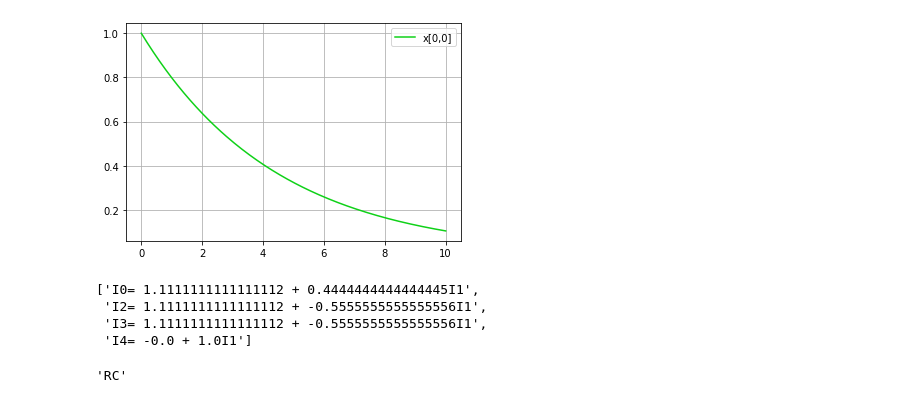
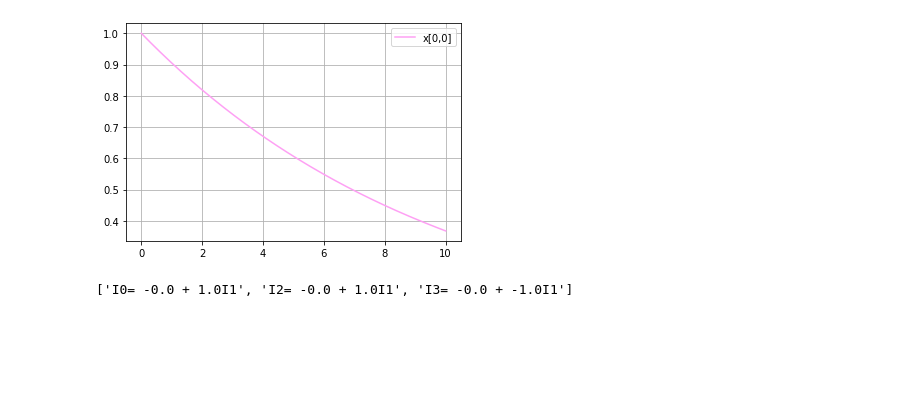
Before and after one commit to Mehrdadghassabi/Gracc, a Jupyter notebook: BCSThesis/Source/GRacC.ipynb, the cells around one changed output. Saved outputs shown, nothing was run; the diff lists cells and outputs as text; code cells hidden in the pictures; blank space fills up the shorter version.

```diff
--- a/BCSThesis/Source/GRacC.ipynb
+++ b/BCSThesis/Source/GRacC.ipynb
@@ -203,7 +203,7 @@ def find_kg_edges_weights(kg):
            break
     return linalg.solve(A, B)
 # %%
-def find_kg_edges_weights_RC(kg):
+def find_kg_edges_weights_RC_and_RL(kg):
     kgmst = nx.minimum_spanning_tree(kg)
     kgmstam = nx.to_numpy_array(kgmst).astype(int)
     kgam = nx.to_numpy_array(kg).astype(int)
@@ -220,6 +220,8 @@ def find_kg_edges_weights_RC(kg):
     variable_weight_cycle = []
     variable_weight_cycle_index = []
 
+    circtyp = circuit_type(kg)
+
     i = 0
     for cycle in fcl :
         volsum = 0
@@ -230,9 +232,11 @@ def find_kg_edges_weights_RC(kg):
             dst = edge[1]
             sugdir = kg.get_edge_data(org,dst)['suggested_dir']
             cap = kg.get_edge_data(org,dst)['capacitor']
+            sel = kg.get_edge_data(org,dst)['self']
+            capsel = cap if circtyp == 'RC' else sel
             istrt = sugdir_is_same_with_given_dir(org,dst,sugdir)
             t =  (org,dst) if (istrt) else (dst,org)
-            if cap == 0 :
+            if capsel == 0 :
                   if not t in const_weight_edge:
                      const_weight_edge.append(t)
             else :
@@ -311,18 +315,20 @@ def find_kg_edges_weights_RC(kg):
         j = 0
         for edge in loop :
             cap = kg.get_edge_data(edge[0],edge[1])['capacitor']
+            sel = kg.get_edge_data(org,dst)['self']
             index = get_edge_index(kg,edge[0],edge[1])
             caprsnt = not cap == 0
-            if caprsnt :
+            slprsnt = not sel == 0
+            slcaprsnt = caprsnt if circtyp == 'RC' else slprsnt
+            if slcaprsnt :
                dic[j] = index
-               cof = - 1 / cap
+               cof = - 1 / cap if circtyp == 'RC' else -sel
                A[i][j] = cof
                j = j + 1
         i = i + 1
     for loop in d :
         i = 0
         for edge in loop :
-            cap = kg.get_edge_data(edge[0],edge[1])['capacitor']
             res = kg.get_edge_data(edge[0],edge[1])['resistor']
             index = get_edge_index(kg,edge[0],edge[1])
             resprsnt = not res == 0
@@ -340,7 +346,13 @@ def find_kg_edges_weights_RC(kg):
                count = count + 1
 
             i = i + 1
-    return linalg.solve(A, B),ans
+    if circtyp == 'RC':
+       return np.linalg.inv(linalg.solve(A, B)),ans
+    elif circtyp == 'RL':
+       return linalg.solve(A, B),ans
+    else :
+       # should not get here
+       return None
 # %%
 def round_kg_edges_weights(edw):
     i = 0
@@ -448,19 +460,15 @@ def find_other_edge_weight(l,ans):
 
     return wt
 # %%
-kg3 = circuit_parser('circuit3.txt')
-X,answ = find_kg_edges_weights_RC(kg3)
+kg3 = circuit_parser('circuit5.txt')
+X,answ = find_kg_edges_weights_RC_and_RL(kg3)
 l = find_variable_edge_index(answ)
-X = np.linalg.inv(X)
 Y = [[1]]
 solve_matrix_eq(X,Y)
 find_other_edge_weight(l,answ)
 # %% [output]
-[figure, old version]
+[figure, new version]
-['I0= 1.1111111111111112 + 0.4444444444444445I1',
- 'I2= 1.1111111111111112 + -0.5555555555555556I1',
- 'I3= 1.1111111111111112 + -0.5555555555555556I1',
- 'I4= -0.0 + 1.0I1']
+['I0= -0.0 + 1.0I1', 'I2= -0.0 + 1.0I1', 'I3= -0.0 + -1.0I1']
 # %%
 def circuit_type(kg):
     contain_self  = False
@@ -481,7 +489,3 @@ def circuit_type(kg):
         return 'RL'
     if contain_self and contain_capacitor :
         return 'RLC'
-# %%
-circuit_type(kg3)
-# %% [output]
-'RC'
```
Also changed, not shown: parts of 2 cells of this notebook.
